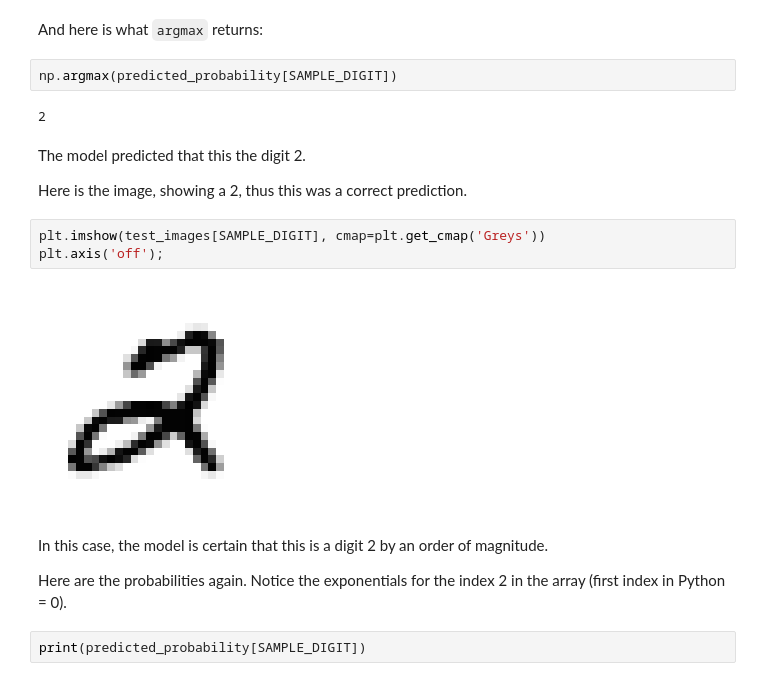
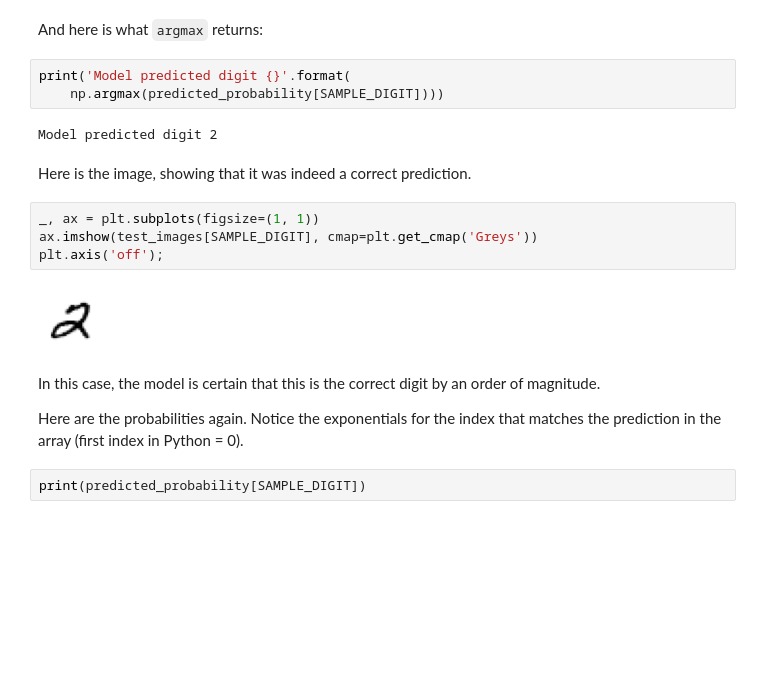
Before and after one commit to fau-masters-collected-works-cgarbin/decision-threshold-effect-on-accuracy, a Jupyter notebook: softmax-thresholds.ipynb, the cells around one changed output. Cells and saved outputs as stored; diff of their text form; blank space fills up the shorter version.

```diff
--- a/softmax-thresholds.ipynb
+++ b/softmax-thresholds.ipynb
@@ -236,22 +237,22 @@ print(predicted_probability[SAMPLE_DIGIT])
 # %% [markdown]
 And here is what `argmax` returns:
 # %%
-np.argmax(predicted_probability[SAMPLE_DIGIT])
+print('Model predicted digit {}'.format(
+    np.argmax(predicted_probability[SAMPLE_DIGIT])))
 # %% [output]
-2
+Model predicted digit 2
 # %% [markdown]
-The model predicted that this the digit 2.
-
-Here is the image, showing a 2, thus this was a correct prediction.
+Here is the image, showing that it was indeed a correct prediction.
 # %%
-plt.imshow(test_images[SAMPLE_DIGIT], cmap=plt.get_cmap('Greys'))
+_, ax = plt.subplots(figsize=(1, 1))
+ax.imshow(test_images[SAMPLE_DIGIT], cmap=plt.get_cmap('Greys'))
 plt.axis('off');
 # %% [output]
-[figure, old version]
+[figure, new version]
 # %% [markdown]
-In this case, the model is certain that this is a digit 2 by an order of magnitude.
+In this case, the model is certain that this is the correct digit by an order of magnitude.
 
-Here are the probabilities again. Notice the exponentials for the index 2 in the array (first index in Python = 0).
+Here are the probabilities again. Notice the exponentials for the index that matches the prediction in the array (first index in Python = 0).
 # %%
 print(predicted_probability[SAMPLE_DIGIT])
 # %% [output]
```
Also changed, not shown: parts of 16 cells of this notebook.
